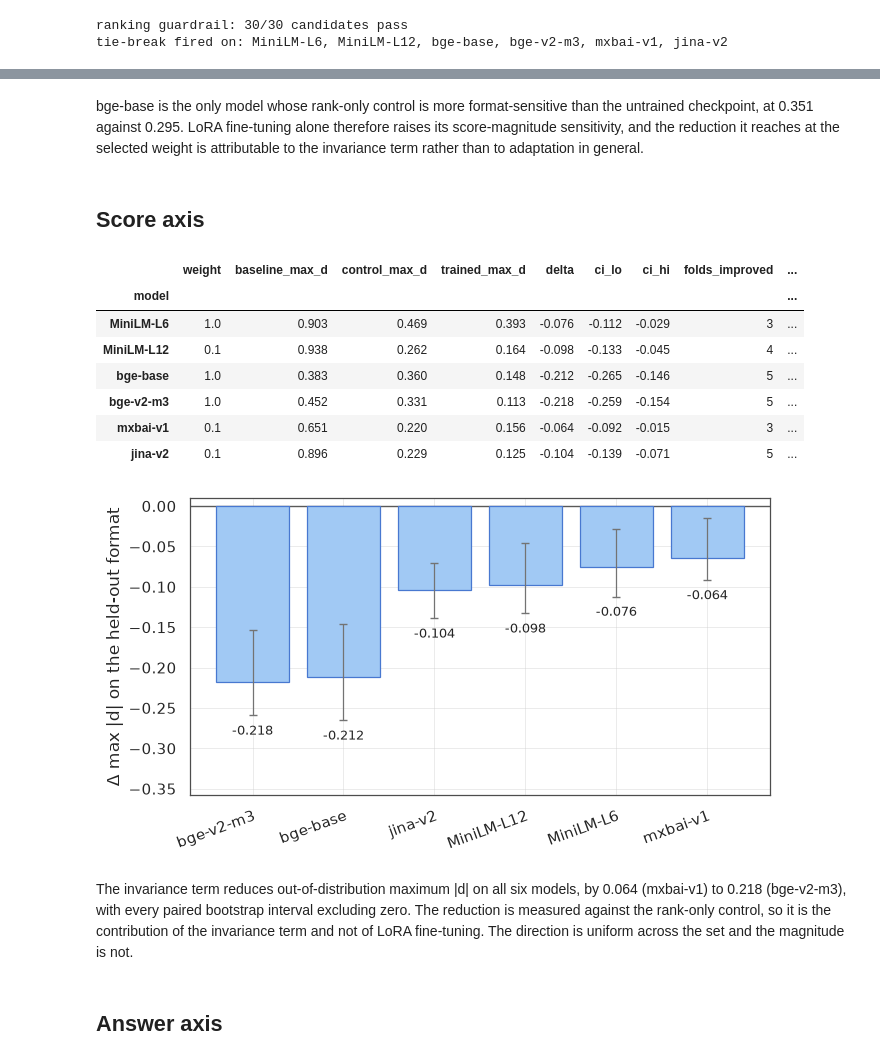
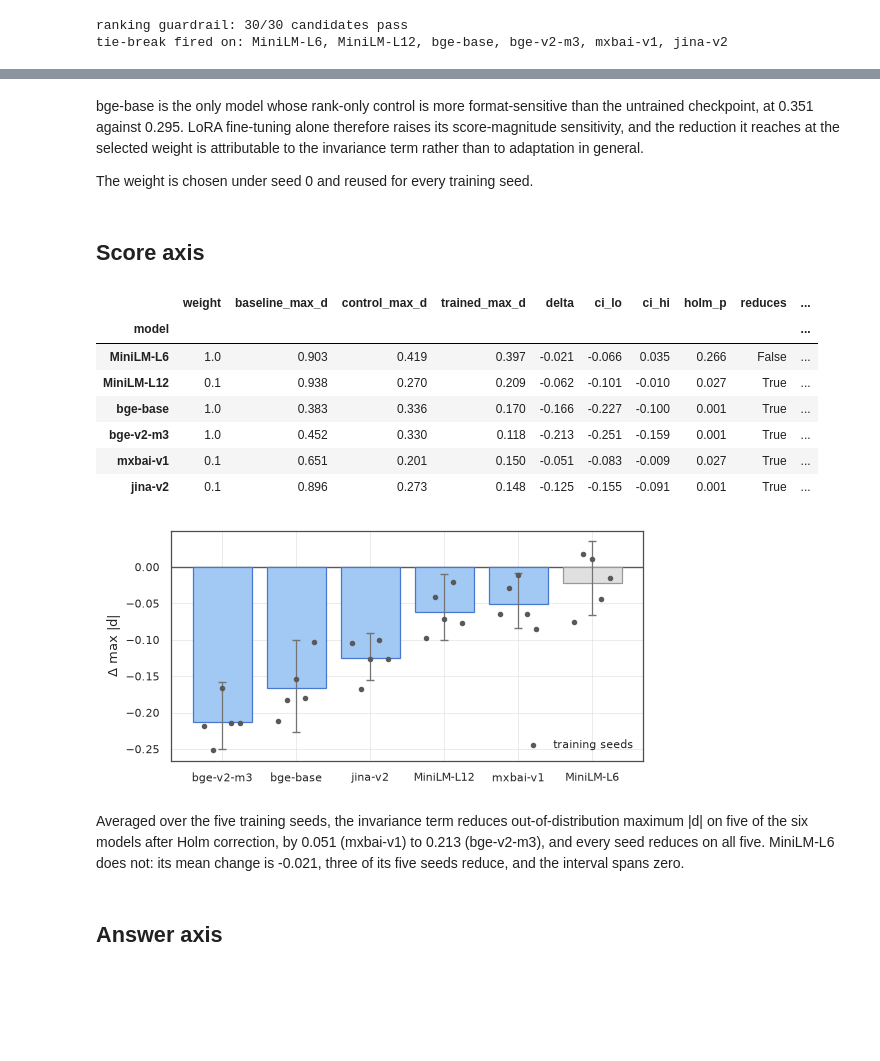
Before and after one commit to foad/format-sensitivity-reranking, a Jupyter notebook: notebooks/h2/h2_analysis.ipynb, the cells around one changed output, grey strips where cells are left out. Saved outputs shown, nothing was run; the diff lists cells and outputs as text; code cells hidden in the pictures; blank space fills up the shorter version.

Commit message:
add details for h2 seed sweep

```diff
--- a/notebooks/h2/h2_analysis.ipynb
+++ b/notebooks/h2/h2_analysis.ipynb
@@ -160,6 +212,8 @@ the untrained checkpoint, at 0.351 against 0.295. LoRA fine-tuning alone
 therefore raises its score-magnitude sensitivity, and the reduction it reaches at
 the selected weight is attributable to the invariance term rather than to
 adaptation in general.
+
+The weight is chosen under seed 0 and reused for every training seed.
 # %% [markdown]
 ## Score axis
 # %%
@@ -172,54 +226,34 @@ scores[
         "delta",
         "ci_lo",
         "ci_hi",
-        "folds_improved",
+        "holm_p",
+        "reduces",
+        "seeds_reduced",
         "mean_mrr",
     ]
 ].round(3)
 # %% [output]
-|  | weight | baseline_max_d | control_max_d | trained_max_d | delta | ci_lo | ci_hi | folds_improved | ... |
-| model |  |  |  |  |  |  |  |  | ... |
-| MiniLM-L6 | 1.0 | 0.903 | 0.469 | 0.393 | -0.076 | -0.112 | -0.029 | 3 | ... |
-| MiniLM-L12 | 0.1 | 0.938 | 0.262 | 0.164 | -0.098 | -0.133 | -0.045 | 4 | ... |
-| bge-base | 1.0 | 0.383 | 0.360 | 0.148 | -0.212 | -0.265 | -0.146 | 5 | ... |
-| bge-v2-m3 | 1.0 | 0.452 | 0.331 | 0.113 | -0.218 | -0.259 | -0.154 | 5 | ... |
-| mxbai-v1 | 0.1 | 0.651 | 0.220 | 0.156 | -0.064 | -0.092 | -0.015 | 3 | ... |
-| jina-v2 | 0.1 | 0.896 | 0.229 | 0.125 | -0.104 | -0.139 | -0.071 | 5 | ... |
+|  | weight | baseline_max_d | control_max_d | trained_max_d | delta | ci_lo | ci_hi | holm_p | reduces | ... |
+| model |  |  |  |  |  |  |  |  |  | ... |
+| MiniLM-L6 | 1.0 | 0.903 | 0.419 | 0.397 | -0.021 | -0.066 | 0.035 | 0.266 | False | ... |
+| MiniLM-L12 | 0.1 | 0.938 | 0.270 | 0.209 | -0.062 | -0.101 | -0.010 | 0.027 | True | ... |
+| bge-base | 1.0 | 0.383 | 0.336 | 0.170 | -0.166 | -0.227 | -0.100 | 0.001 | True | ... |
+| bge-v2-m3 | 1.0 | 0.452 | 0.330 | 0.118 | -0.213 | -0.251 | -0.159 | 0.001 | True | ... |
+| mxbai-v1 | 0.1 | 0.651 | 0.201 | 0.150 | -0.051 | -0.083 | -0.009 | 0.027 | True | ... |
+| jina-v2 | 0.1 | 0.896 | 0.273 | 0.148 | -0.125 | -0.155 | -0.091 | 0.001 | True | ... |
 # %%
-order = scores.sort_values("delta").index
-point = scores.loc[order, "delta"]
-err = [point - scores.loc[order, "ci_lo"], scores.loc[order, "ci_hi"] - point]
-fill, edge = fills(scores.loc[order, "excludes_zero"])
-
-fig, ax = plt.subplots(figsize=(7, 3.9))
-ax.bar(
-    order,
-    point,
-    zorder=2,
-    color=fill,
-    edgecolor=edge,
-    linewidth=0.9,
-    yerr=err,
-    capsize=3,
-    error_kw={"lw": 0.9, "ecolor": ERROR, "zorder": 3},
-)
-for x, (value, low) in enumerate(zip(point, scores.loc[order, "ci_lo"], strict=True)):
-    ax.text(x, low - 0.012, f"{value:.3f}", ha="center", va="top", fontsize=9)
-
-ax.axhline(0, color=RULE, lw=1, zorder=1)
-ax.set_ylabel("\u0394 max |d| on the held-out format")
-ax.set_xlabel("")
-ax.set_ylim(scores["ci_lo"].min() * 1.35, 0.01)
-plt.setp(ax.get_xticklabels(), rotation=20, ha="right", rotation_mode="anchor")
+fig, ax = plt.subplots(figsize=(0.9 * TEXT_WIDTH, 2.8))
+seed_bars(ax, scores, "delta", "reduces")
+ax.set_ylabel("Δ max |d|")
 save(fig, "score_axis_delta")
 # %% [output]
-[figure, old version]
+[figure, new version]
 # %% [markdown]
-The invariance term reduces out-of-distribution maximum |d| on all six models, by
-0.064 (mxbai-v1) to 0.218 (bge-v2-m3), with every paired bootstrap interval
-excluding zero. The reduction is measured against the rank-only control, so it is
-the contribution of the invariance term and not of LoRA fine-tuning. The
-direction is uniform across the set and the magnitude is not.
+Averaged over the five training seeds, the invariance term reduces
+out-of-distribution maximum |d| on five of the six models after Holm correction,
+by 0.051 (mxbai-v1) to 0.213 (bge-v2-m3), and every seed reduces on all five.
+MiniLM-L6 does not: its mean change is -0.021, three of its five seeds reduce,
+and the interval spans zero.
 # %% [markdown]
 ## Answer axis
 # %%
```
Also changed, not shown: parts of 26 cells of this notebook, 19 other files.
